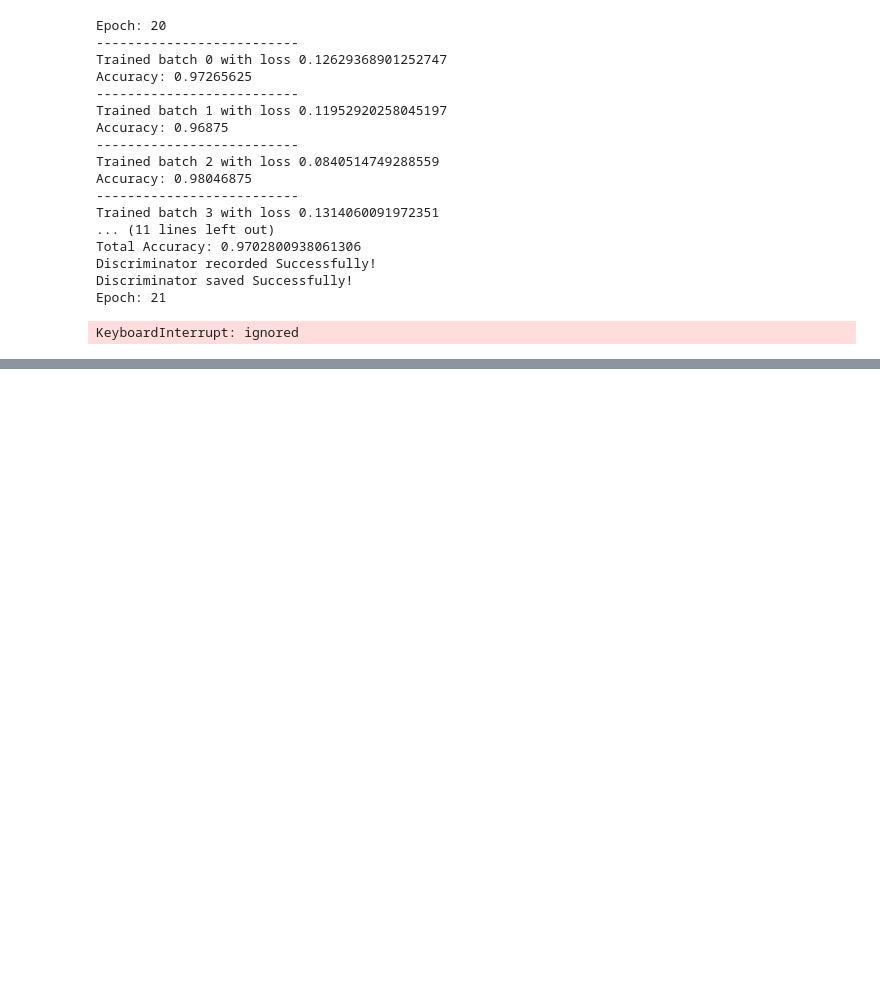
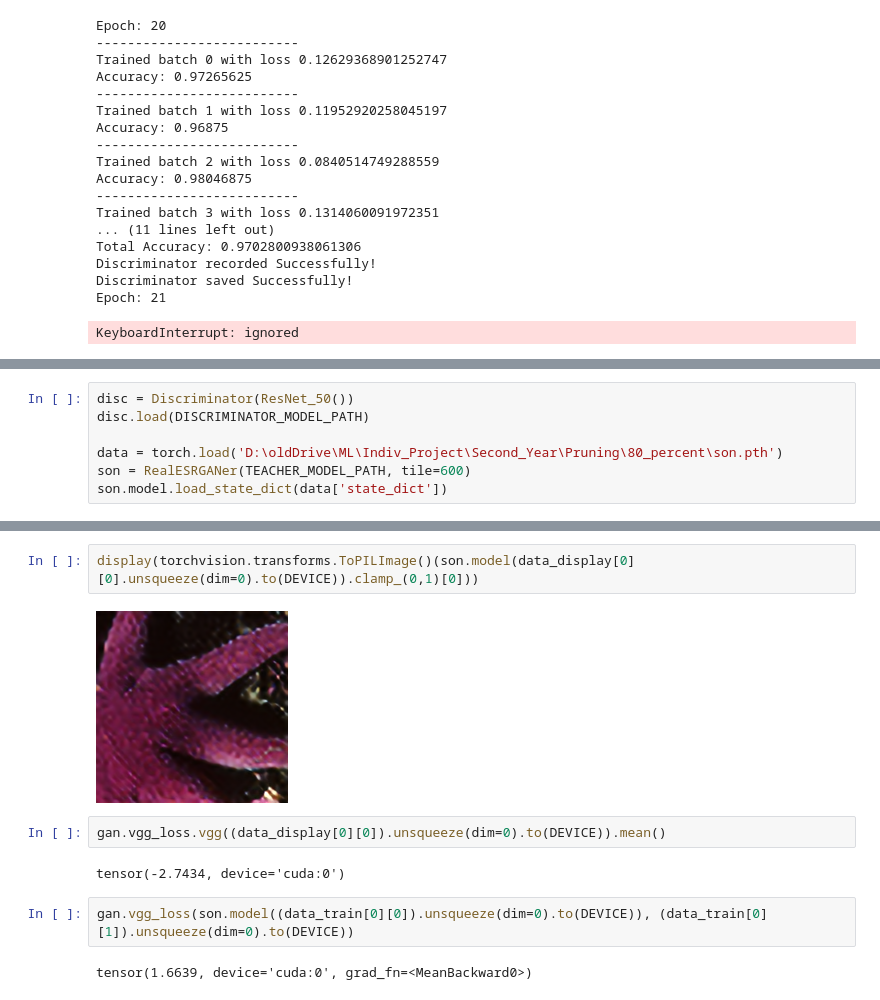
Before and after one commit to vincentbriat/Super-resolution-investigation, a Jupyter notebook: Discriminator_training.ipynb, the cells around one changed output, grey strips where cells are left out. Cells and saved outputs as stored; diff of their text form; blank space fills up the shorter version.

```diff
--- a/Discriminator_training.ipynb
+++ b/Discriminator_training.ipynb
@@ -492,0 +800,7 @@ KeyboardInterrupt: ignored
+# %%
+disc = Discriminator(ResNet_50())
+disc.load(DISCRIMINATOR_MODEL_PATH)
+
+data = torch.load('D:\oldDrive\ML\Indiv_Project\Second_Year\Pruning\80_percent\son.pth')
+son = RealESRGANer(TEACHER_MODEL_PATH, tile=600)
+son.model.load_state_dict(data['state_dict'])
@@ -492,0 +854,12 @@ KeyboardInterrupt: ignored
+# %%
+display(torchvision.transforms.ToPILImage()(son.model(data_display[0][0].unsqueeze(dim=0).to(DEVICE)).clamp_(0,1)[0]))
+# %% [output]
+[figure, added]
+# %%
+gan.vgg_loss.vgg((data_display[0][0]).unsqueeze(dim=0).to(DEVICE)).mean()
+# %% [output]
+tensor(-2.7434, device='cuda:0')
+# %%
+gan.vgg_loss(son.model((data_train[0][0]).unsqueeze(dim=0).to(DEVICE)), (data_train[0][1]).unsqueeze(dim=0).to(DEVICE))
+# %% [output]
+tensor(1.6639, device='cuda:0', grad_fn=<MeanBackward0>)
```
Also changed, not shown: parts of 17 cells of this notebook.
